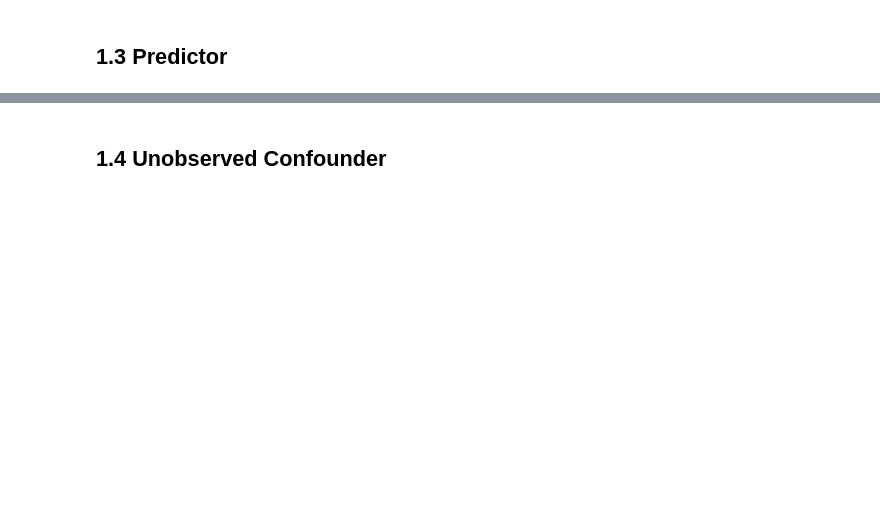
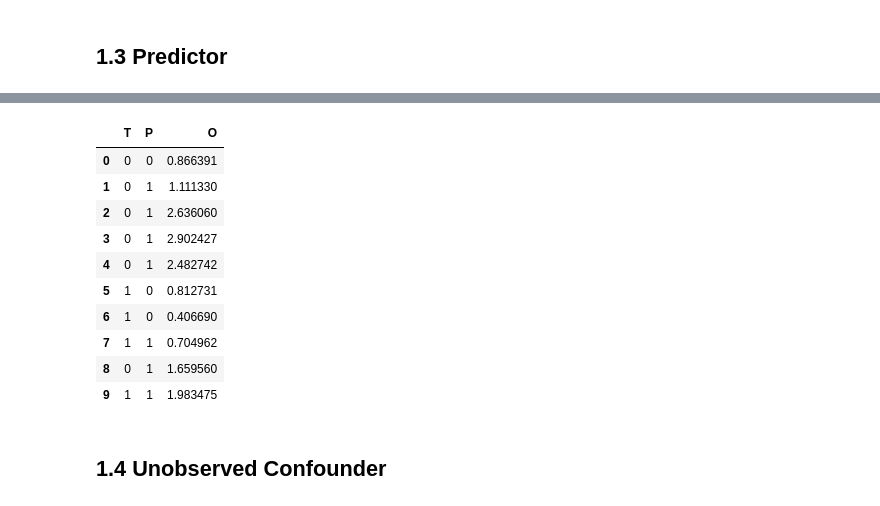
Before and after one commit to MathiasSchindlerCPH/BSE-T2-ML-and-Causal-Inf-repo, a Jupyter notebook: PSET1_CI_and_ML.ipynb, the cells around one changed output, grey strips where cells are left out. Drawn from its saved outputs; the diff is of its cells as text; code cells hidden in the pictures; blank space fills up the shorter version.

```diff
--- a/PSET1_CI_and_ML.ipynb
+++ b/PSET1_CI_and_ML.ipynb
@@ -21,2 +138,26 @@ Institution: Barcelona School of Economics, Data Science for Decision Making Pro
+# %%
+# Create DGP
+n = 10000
+e = nrm(loc=0.0, scale=1.0, size= n)
+
+T = bern(n = 1, p = 0.4, size = n)
+P = bern(n = 1, p = 0.4, size = n)
+O = bern(n = 1, p = 0.4, size = n)*T + bern(n = 1, p = 0.5, size = n)*(1-T) + P + e
+# %%
+# Create dataframe to ease slicing/conditioning
+df3 = pd.DataFrame({'T': T, 'P': P, 'O': O})
+df3.head(10)
+# %% [output]
+|  | T | P | O |
+| 0 | 0 | 0 | 0.866391 |
+| 1 | 0 | 1 | 1.111330 |
+| 2 | 0 | 1 | 2.636060 |
+| 3 | 0 | 1 | 2.902427 |
+| 4 | 0 | 1 | 2.482742 |
+| 5 | 1 | 0 | 0.812731 |
+| 6 | 1 | 0 | 0.406690 |
+| 7 | 1 | 1 | 0.704962 |
+| 8 | 0 | 1 | 1.659560 |
+| 9 | 1 | 1 | 1.983475 |
 # %% [markdown]
 ## 1.4 Unobserved Confounder
```
Also changed, not shown: parts of 23 cells of this notebook.
